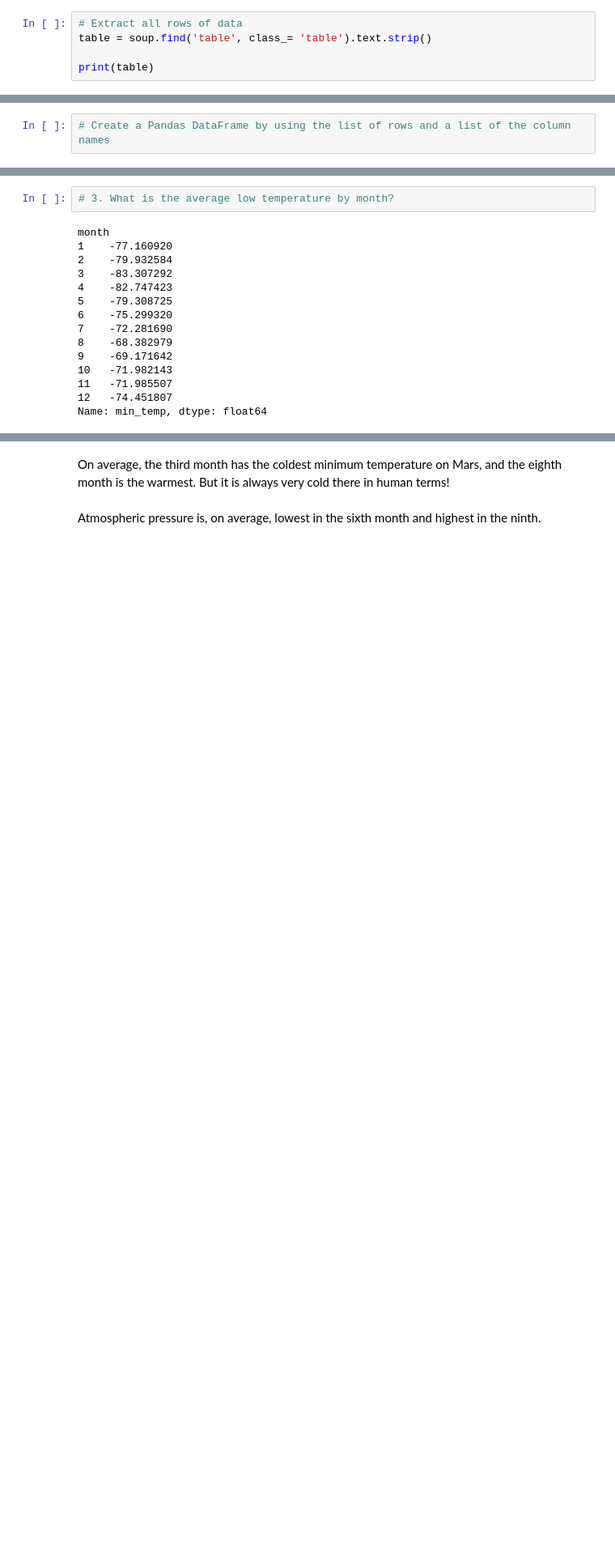
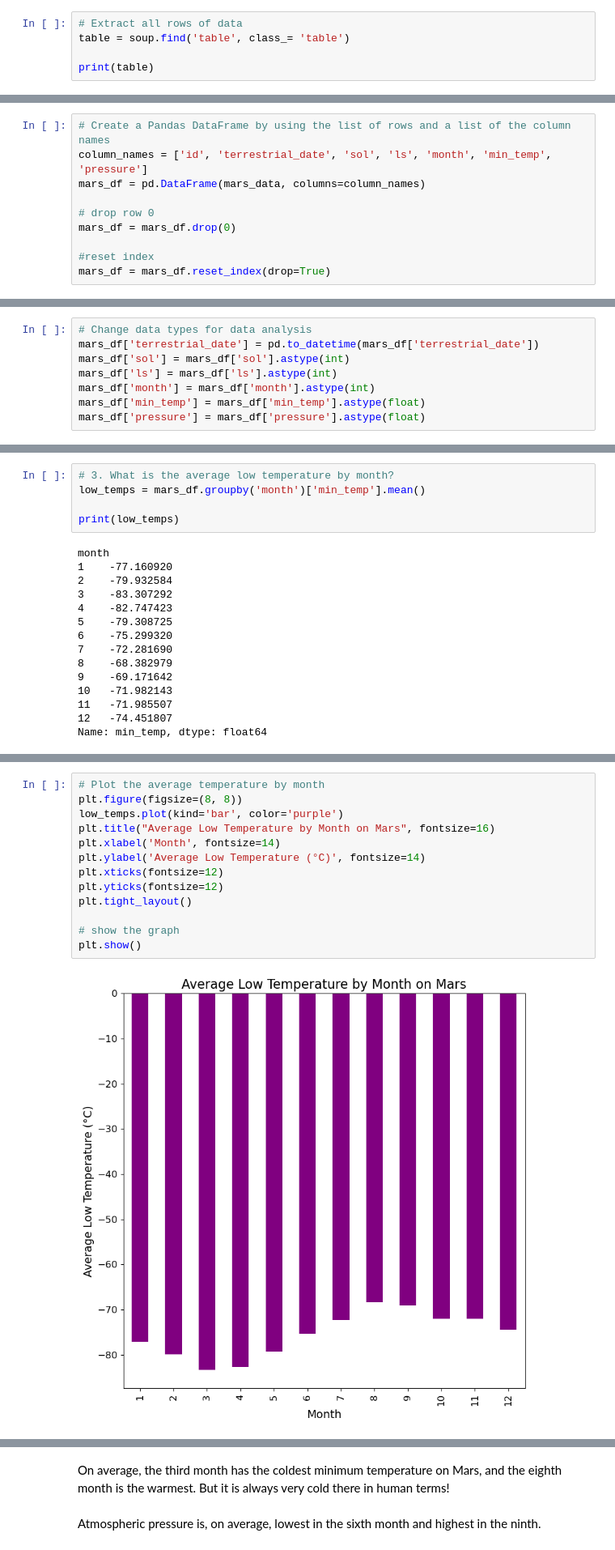
Before and after one commit to loriandler/web-scraping-challenge, a Jupyter notebook: part_2_mars_weather.ipynb, the cells around one changed output, grey strips where cells are left out. Shown: that part at 81% size. Saved outputs shown, nothing was run; the diff lists cells and outputs as text; blank space fills up the shorter version.

```diff
--- a/part_2_mars_weather.ipynb
+++ b/part_2_mars_weather.ipynb
@@ -34,7 +33,7 @@ html = browser.html
 soup = sp(html, 'html.parser')
 # %%
 # Extract all rows of data
-table = soup.find('table', class_= 'table').text.strip()
+table = soup.find('table', class_= 'table')
 
 print(table)
 # %% [output]
@@ -131,4 +97,12 @@ AttributeError: 'str' object has no attribute 'find_all'
 # %%
 # Create a Pandas DataFrame by using the list of rows and a list of the column names
+column_names = ['id', 'terrestrial_date', 'sol', 'ls', 'month', 'min_temp', 'pressure']
+mars_df = pd.DataFrame(mars_data, columns=column_names)
+
+# drop row 0
+mars_df = mars_df.drop(0)
+
+#reset index
+mars_df = mars_df.reset_index(drop=True)
 # %%
 # Confirm DataFrame was created successfully
@@ -161,2 +135,10 @@ dtype: object
+# %%
+# Change data types for data analysis
+mars_df['terrestrial_date'] = pd.to_datetime(mars_df['terrestrial_date'])
+mars_df['sol'] = mars_df['sol'].astype(int)
+mars_df['ls'] = mars_df['ls'].astype(int)
+mars_df['month'] = mars_df['month'].astype(int)
+mars_df['min_temp'] = mars_df['min_temp'].astype(float)
+mars_df['pressure'] = mars_df['pressure'].astype(float)
 # %%
 # Confirm type changes were successful by examining data types again
@@ -208,5 +202,8 @@ Name: month, dtype: int64
 # %%
 # 3. What is the average low temperature by month?
+low_temps = mars_df.groupby('month')['min_temp'].mean()
+
+print(low_temps)
 # %% [output]
 month
 1    -77.160920
@@ -232,0 +222,15 @@ Name: min_temp, dtype: float64
+# %%
+# Plot the average temperature by month
+plt.figure(figsize=(8, 8))
+low_temps.plot(kind='bar', color='purple')
+plt.title("Average Low Temperature by Month on Mars", fontsize=16)
+plt.xlabel('Month', fontsize=14)
+plt.ylabel('Average Low Temperature (°C)', fontsize=14)
+plt.xticks(fontsize=12)
+plt.yticks(fontsize=12)
+plt.tight_layout()
+
+# show the graph
+plt.show()
+# %% [output]
+[figure, added]
```
Also changed, not shown: parts of 23 cells of this notebook, 5 other files.
